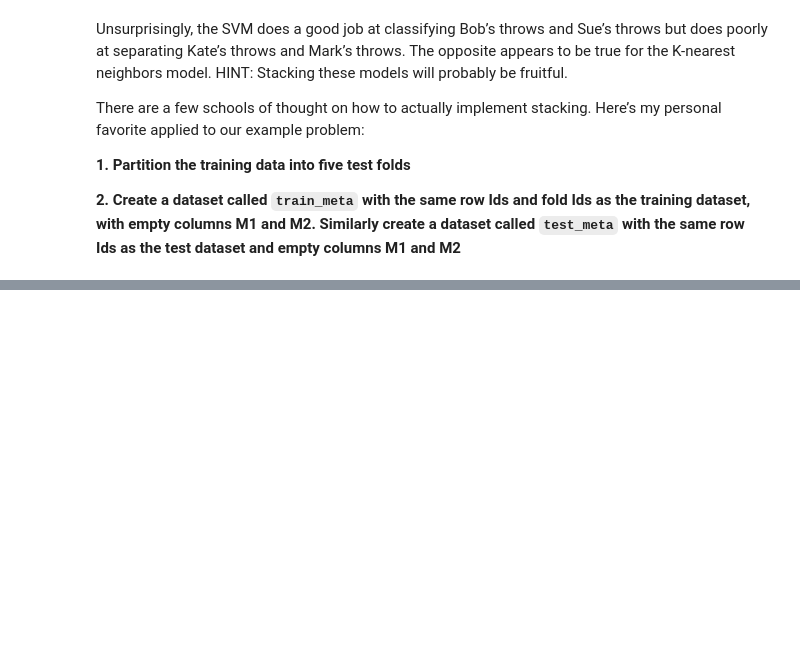
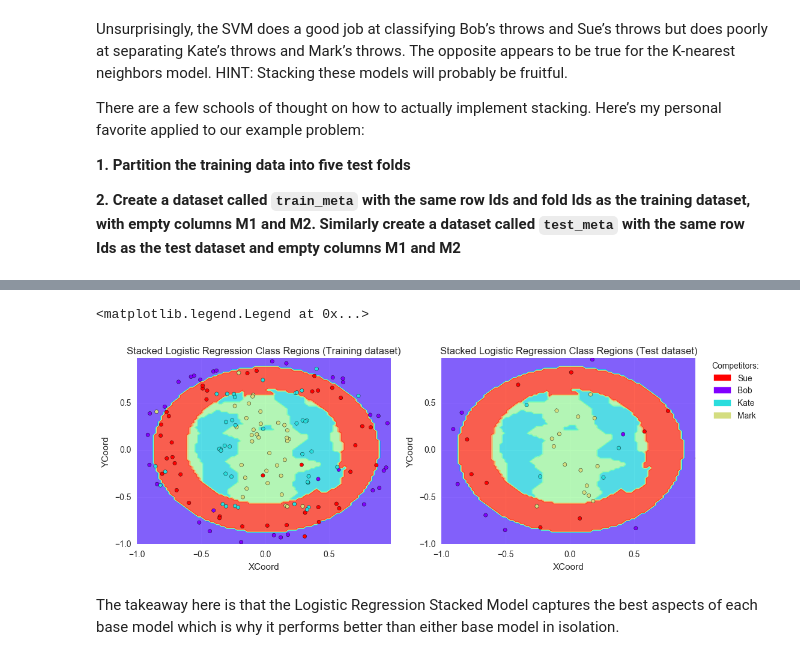
Before and after one commit to ben519/MLPB, a Jupyter notebook: Problems/Classify_Dart_Throwers/classify_dart_throwers.ipynb, the cells around one changed output, grey strips where cells are left out. Drawn from its saved outputs; the diff is of its cells as text; code cells hidden in the pictures; blank space fills up the shorter version.

```diff
--- a/Problems/Classify_Dart_Throwers/classify_dart_throwers.ipynb
+++ b/Problems/Classify_Dart_Throwers/classify_dart_throwers.ipynb
@@ -292,0 +450,14 @@ from sklearn.cross_validation import StratifiedKFold
+# %%
+from sklearn.svm import LinearSVC
+
+X = train_meta[['M1', 'M2', 'DistFromCenter']]
+y = train_meta['Competitor_id']
+
+n_folds = 5
+
+svc = LogisticRegression()
+c_arr = [0.01, 0.1, 1, 100, 1000, 2000]
+params = {"penalty": ['l2', 'l1'], 'C': c_arr}
+
+clf = GridSearchCV(svc, params, scoring='accuracy', cv=n_folds, n_jobs=2)
+_ = clf.fit(X, y)
@@ -292,0 +499,43 @@ from sklearn.cross_validation import StratifiedKFold
+# %%
+# create a mesh to plot in
+x_min, x_max = -1, 1
+y_min, y_max = -1, 1
+h = .02  # step size in the mesh
+xx, yy = np.meshgrid(np.arange(x_min, x_max, h),
+                     np.arange(y_min, y_max, h))
+dd = np.sqrt(xx**2 + yy**2)
+
+m1 = knn.predict(np.c_[xx.ravel(), yy.ravel()])
+m1 = m1.reshape(xx.shape)
+m2 = svc.predict(np.c_[xx.ravel(), yy.ravel(), dd.ravel()])
+m2 = m2.reshape(xx.shape)
+Z = lr.predict(np.c_[m1.ravel(), m2.ravel(), dd.ravel()])
+Z = Z.reshape(m1.shape)
+
+def plot_results(xx, yy, Z, df):
+    plt.contourf(xx, yy, Z, cmap=plt_cmap, alpha=0.75)
+    plt.xlabel('XCoord')
+    plt.ylabel('YCoord')
+    plt.xlim(xx.min(), xx.max())
+    plt.ylim(yy.min(), yy.max())
+    plt.scatter(df['XCoord'], df['YCoord'], c=df['Competitor_id'], cmap=plt_cmap)
+
+plt.figure(figsize=(12,4))
+plt.subplot(121)
+plt.title('Stacked Logistic Regression Class Regions (Training dataset)')
+plot_results(xx, yy, Z, train)
+plt.subplot(122)
+plt.title('Stacked Logistic Regression Class Regions (Test dataset)')
+plot_results(xx, yy, Z, test)
+plt.legend(
+    title="Competitors:",
+    handles=legend_handles,
+    labels=c_names.tolist(),
+    bbox_to_anchor=(1.05, 1),
+    loc=2,
+    borderaxespad=0.)
+# %% [output]
+<matplotlib.legend.Legend at 0x...>
+[figure, added]
+# %% [markdown]
+The takeaway here is that the Logistic Regression Stacked Model captures the best aspects of each base model which is why it performs better than either base model in isolation.
```
Also changed, not shown: parts of 26 cells of this notebook.
